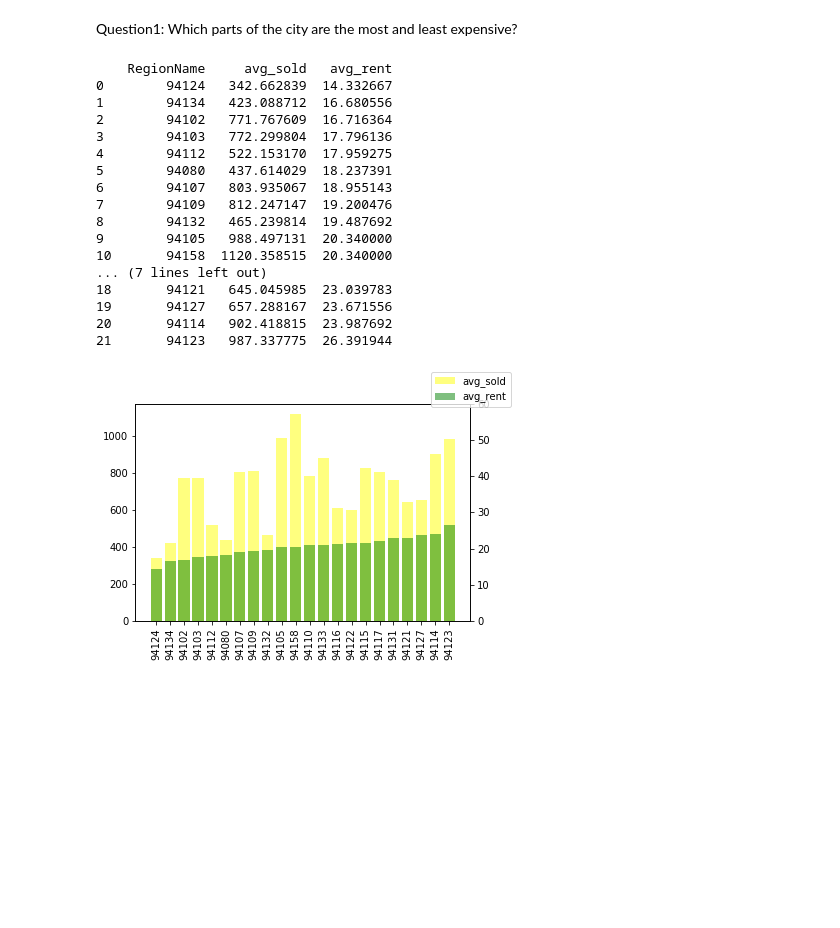
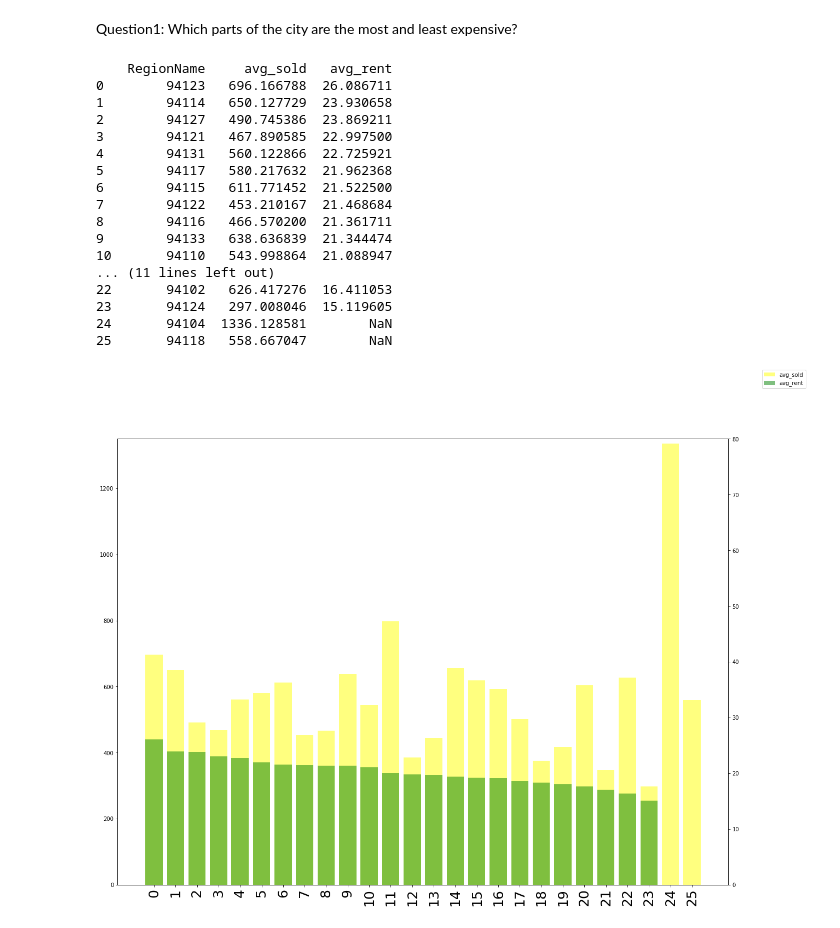
Before and after one commit to xtowang/Housing-in-SF, a Jupyter notebook: hw5.ipynb, the cells around one changed output. Drawn from its saved outputs; the diff is of its cells as text; code cells hidden in the pictures; blank space fills up the shorter version.

```diff
--- a/hw5.ipynb
+++ b/hw5.ipynb
@@ -147,47 +147,43 @@ Question1: Which parts of the city are the most and least expensive?
 # %%
 zillow = pd.read_sql_query('select * from zillow', conn3)
 
 zillow_sql_query = """
 SELECT RegionName, AVG(MedianSoldPricePerSqft_AllHomes) as avg_sold, AVG(PriceToRentRatio_AllHomes) as avg_rent from zillow
-WHERE MedianSoldPricePerSqft_AllHomes and PriceToRentRatio_AllHomes IS NOT Null
+
 GROUP BY RegionName
-ORDER BY avg_rent
+ORDER BY avg_rent desc
 """
 zillow_data = pd.read_sql_query(zillow_sql_query,conn3)
 print(zillow_data)
 
-fig, ax = plt.subplots()
+fig, ax = plt.subplots(figsize=(20, 15))
 ax2 = ax.twinx()
 
 x = range(len(zillow_data['RegionName']))
 ax.set_xticks(x)
-ax.set_xticklabels(zillow_data['RegionName'], rotation = 'vertical', size = 10)
-ax2.set_ylim(0,60)
+ax.set_xticklabels(x, rotation = 'vertical', size = 25)
+ax.set_ylim(0,1350)
+ax2.set_ylim(0,80)
 ax.bar(x, zillow_data['avg_sold'],color = 'yellow', alpha = 0.5, label = 'avg_sold')
 ax2.bar(x, zillow_data['avg_rent'], color = 'green', alpha = 0.5, label = 'avg_rent')
 fig.legend()
 plt.show()
-# plt.hist(zillow_data['RegionName'], zillow_data['avg_sold'], alpha=0.3,label='avg_sold')
-# plt.hist(zillow_data['RegionName'], zillow_data['avg_rent'], alpha=0.3,label='avg_rent')
-# plt.xlabel(zillow_data['RegionName'])
-# plt.legend()
-# plt.show()
 # %% [output]
     RegionName     avg_sold   avg_rent
-0        94124   342.662839  14.332667
-1        94134   423.088712  16.680556
-2        94102   771.767609  16.716364
-3        94103   772.299804  17.796136
-4        94112   522.153170  17.959275
-5        94080   437.614029  18.237391
-6        94107   803.935067  18.955143
-7        94109   812.247147  19.200476
-8        94132   465.239814  19.487692
-9        94105   988.497131  20.340000
-10       94158  1120.358515  20.340000
-... (7 lines left out)
-18       94121   645.045985  23.039783
-19       94127   657.288167  23.671556
-20       94114   902.418815  23.987692
-21       94123   987.337775  26.391944
+0        94123   696.166788  26.086711
+1        94114   650.127729  23.930658
+2        94127   490.745386  23.869211
+3        94121   467.890585  22.997500
+4        94131   560.122866  22.725921
+5        94117   580.217632  21.962368
+6        94115   611.771452  21.522500
+7        94122   453.210167  21.468684
+8        94116   466.570200  21.361711
+9        94133   638.636839  21.344474
+10       94110   543.998864  21.088947
+... (11 lines left out)
+22       94102   626.417276  16.411053
+23       94124   297.008046  15.119605
+24       94104  1336.128581        NaN
+25       94118   558.667047        NaN
-[figure, old version]
+[figure, new version]
```
Also changed, not shown: parts of 8 cells of this notebook.
